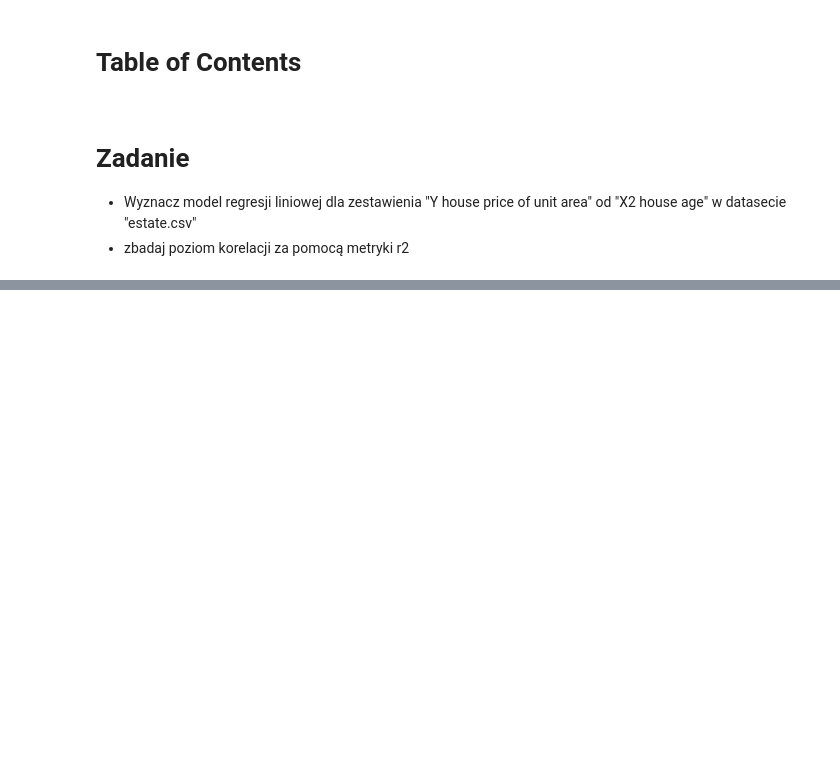
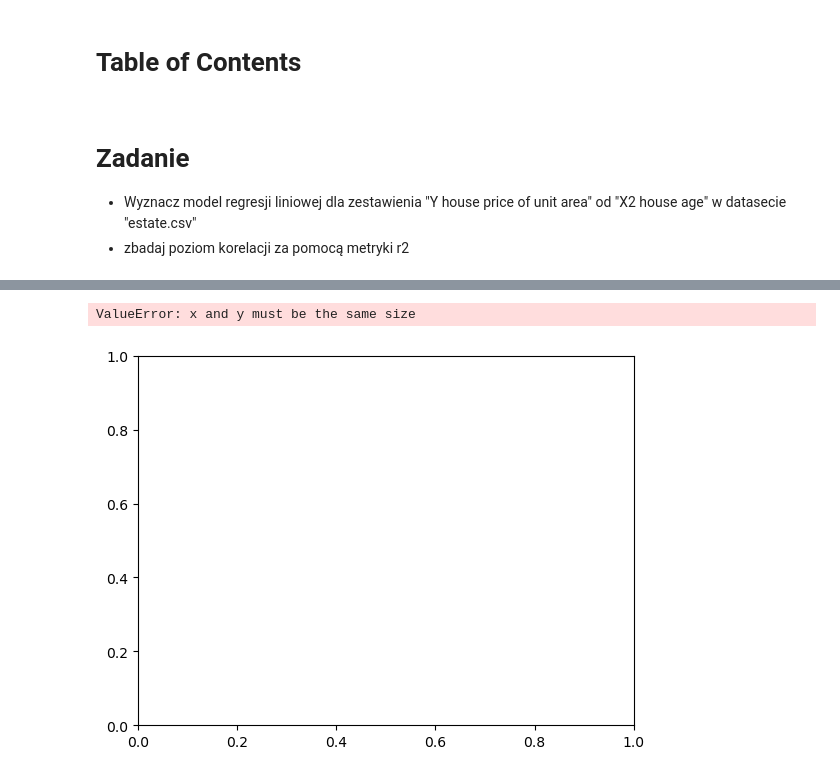
Before and after one commit to infoshareacademy/jdszr15-ITdepends, a Jupyter notebook: 20240420_ML/4_regresja_extra_itdepends.ipynb, the cells around one changed output, grey strips where cells are left out. Cells and saved outputs as stored; diff of their text form; code cells hidden in the pictures; blank space fills up the shorter version.

```diff
--- a/20240420_ML/4_regresja_extra_itdepends.ipynb
+++ b/20240420_ML/4_regresja_extra_itdepends.ipynb
@@ -50,0 +86,15 @@ r_sq
+# %%
+data = y
+mean = np.mean(data)
+std = np.std(data)
+threshold = 3
+outliers = []
+for x in data:
+    z_score = (x - mean) / std
+    if abs(z_score) > threshold:
+        outliers.append(x)
+print("Mean: ",mean)
+print("\nStandard deviation: ",std)
+print("\nOutliers  : ", outliers)
+new_data =  [y for y in data if y not in outliers]
+new_data
@@ -50,0 +155,7 @@ r_sq
+# %%
+plt.scatter(x,new_data)
+plt.plot(x,y_pred, "r")
+plt.show()
+# %% [output]
+ValueError: x and y must be the same size
+[figure, added]
```
Also changed, not shown: parts of 20 cells of this notebook.
